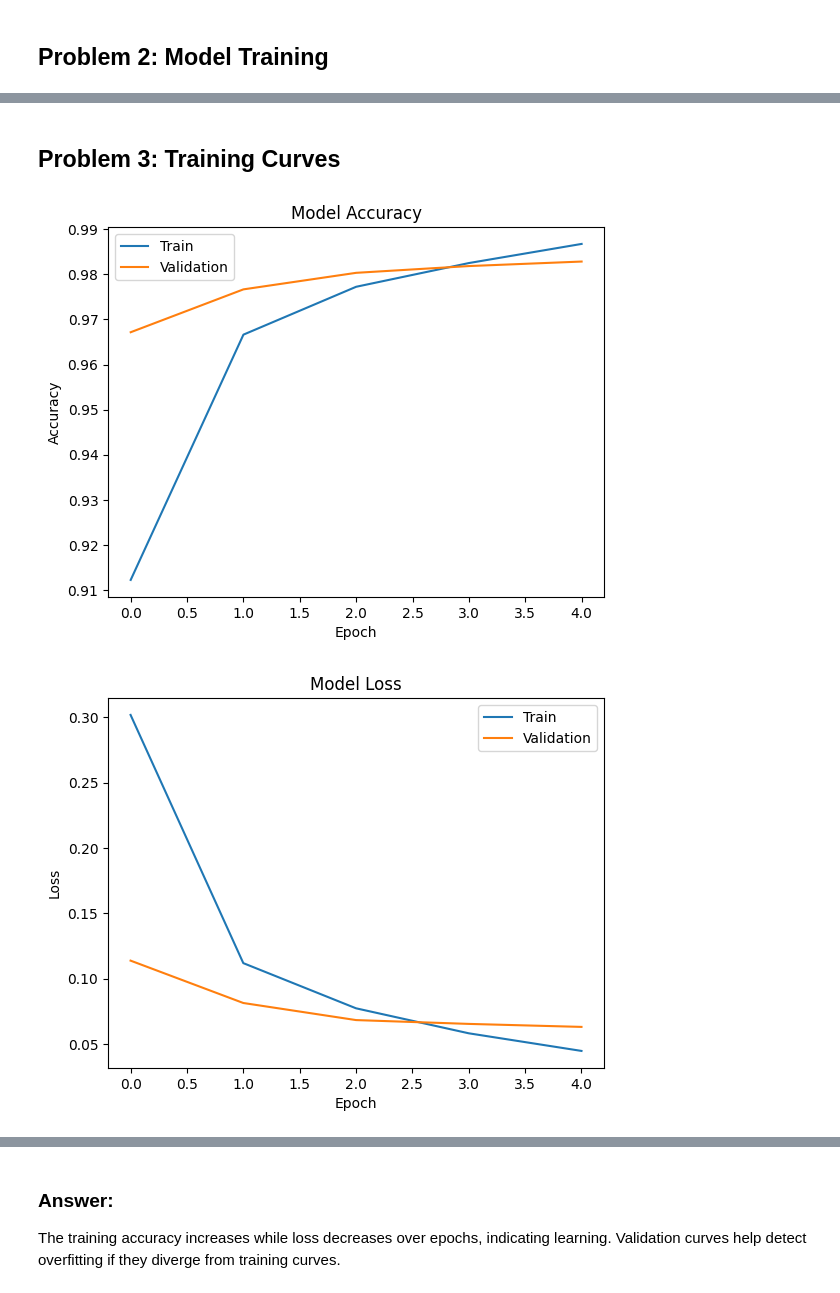
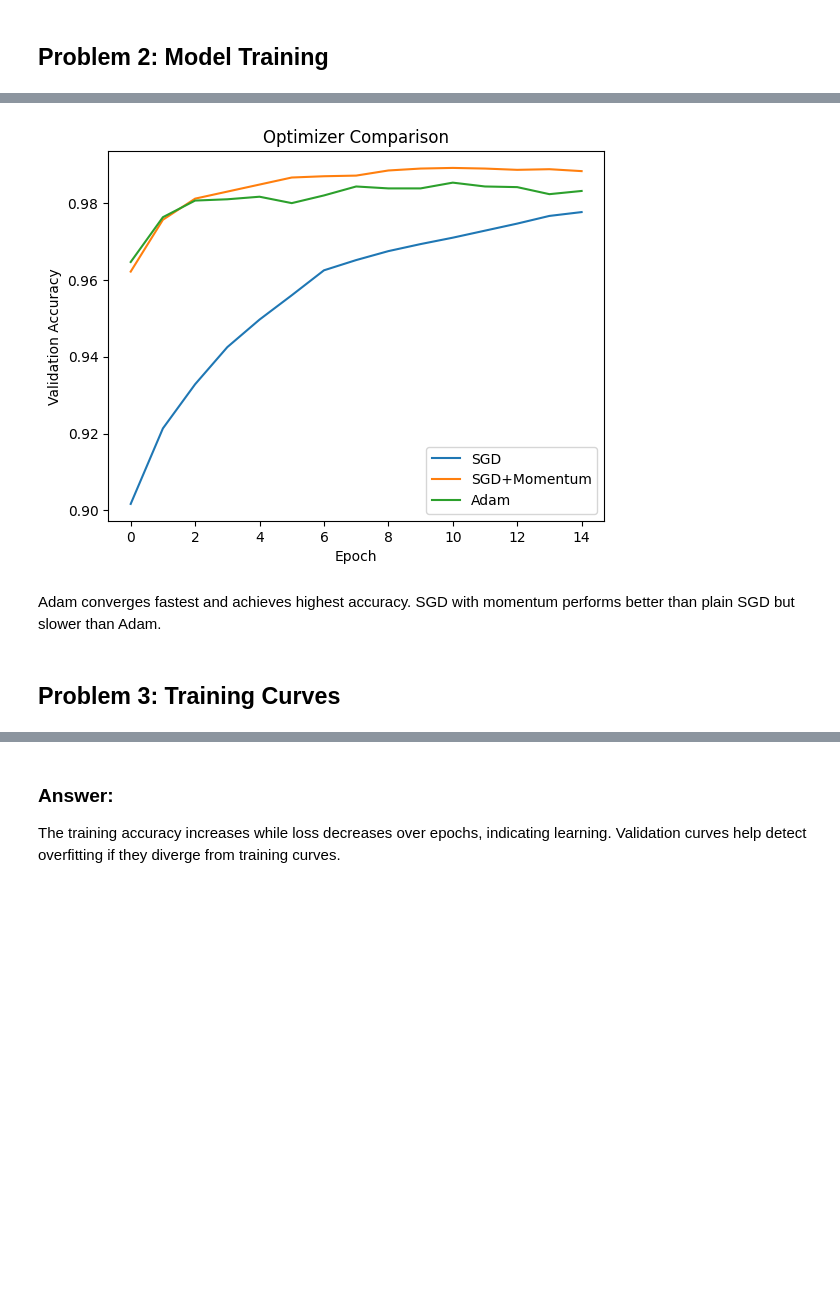
Before and after one commit to cd3004/CNN-Lab-Assignment, a Jupyter notebook: 24cd3004_CNN_Lab.ipynb, the cells around one changed output, grey strips where cells are left out. Cells and saved outputs as stored; diff of their text form; code cells hidden in the pictures; blank space fills up the shorter version.

```diff
--- a/24cd3004_CNN_Lab.ipynb
+++ b/24cd3004_CNN_Lab.ipynb
@@ -375,0 +412,31 @@ Epoch 5/5
+# %%
+from tensorflow.keras.optimizers import SGD, Adam
+
+def create_lenet():
+    from tensorflow.keras import layers, models
+    model = models.Sequential([
+        layers.Conv2D(6, (5,5), activation='tanh', input_shape=(28,28,1)),
+        layers.AveragePooling2D((2,2)),
+        layers.Conv2D(16, (5,5), activation='tanh'),
+        layers.AveragePooling2D((2,2)),
+        layers.Flatten(),
+        layers.Dense(120, activation='tanh'),
+        layers.Dense(84, activation='tanh'),
+        layers.Dense(10, activation='softmax')
+    ])
+    return model
+# %%
+# SGD
+model_sgd = create_lenet()
+model_sgd.compile(optimizer=SGD(0.01), loss='categorical_crossentropy', metrics=['accuracy'])
+hist_sgd = model_sgd.fit(x_train_mnist, y_train_mnist, epochs=15, batch_size=64, validation_split=0.1)
+
+# SGD + momentum
+model_mom = create_lenet()
+model_mom.compile(optimizer=SGD(0.01, momentum=0.9), loss='categorical_crossentropy', metrics=['accuracy'])
+hist_mom = model_mom.fit(x_train_mnist, y_train_mnist, epochs=15, batch_size=64, validation_split=0.1)
+
+# Adam
+model_adam = create_lenet()
+model_adam.compile(optimizer=Adam(0.001), loss='categorical_crossentropy', metrics=['accuracy'])
+hist_adam = model_adam.fit(x_train_mnist, y_train_mnist, epochs=15, batch_size=64, validation_split=0.1)
@@ -376,25 +461,19 @@ Epoch 5/5
+# %%
+plt.plot(hist_sgd.history['val_accuracy'])
+plt.plot(hist_mom.history['val_accuracy'])
+plt.plot(hist_adam.history['val_accuracy'])
+
+plt.legend(['SGD', 'SGD+Momentum', 'Adam'])
+plt.title('Optimizer Comparison')
+plt.xlabel('Epoch')
+plt.ylabel('Validation Accuracy')
+
+plt.savefig("optimiser_comparison.png")
+plt.show()
+# %% [output]
+[figure, added]
+# %% [markdown]
+Adam converges fastest and achieves highest accuracy.
+SGD with momentum performs better than plain SGD but slower than Adam.
 # %% [markdown]
 ## Problem 3: Training Curves
-# %%
-import matplotlib.pyplot as plt
-
-# Accuracy plot
-plt.plot(history.history['accuracy'])
-plt.plot(history.history['val_accuracy'])
-plt.title('Model Accuracy')
-plt.xlabel('Epoch')
-plt.ylabel('Accuracy')
-plt.legend(['Train', 'Validation'])
-plt.show()
-
-# Loss plot
-plt.plot(history.history['loss'])
-plt.plot(history.history['val_loss'])
-plt.title('Model Loss')
-plt.xlabel('Epoch')
-plt.ylabel('Loss')
-plt.legend(['Train', 'Validation'])
-plt.show()
-# %% [output]
-[figure, removed]
-[figure, removed]
```
Also changed, not shown: parts of 41 cells of this notebook.
